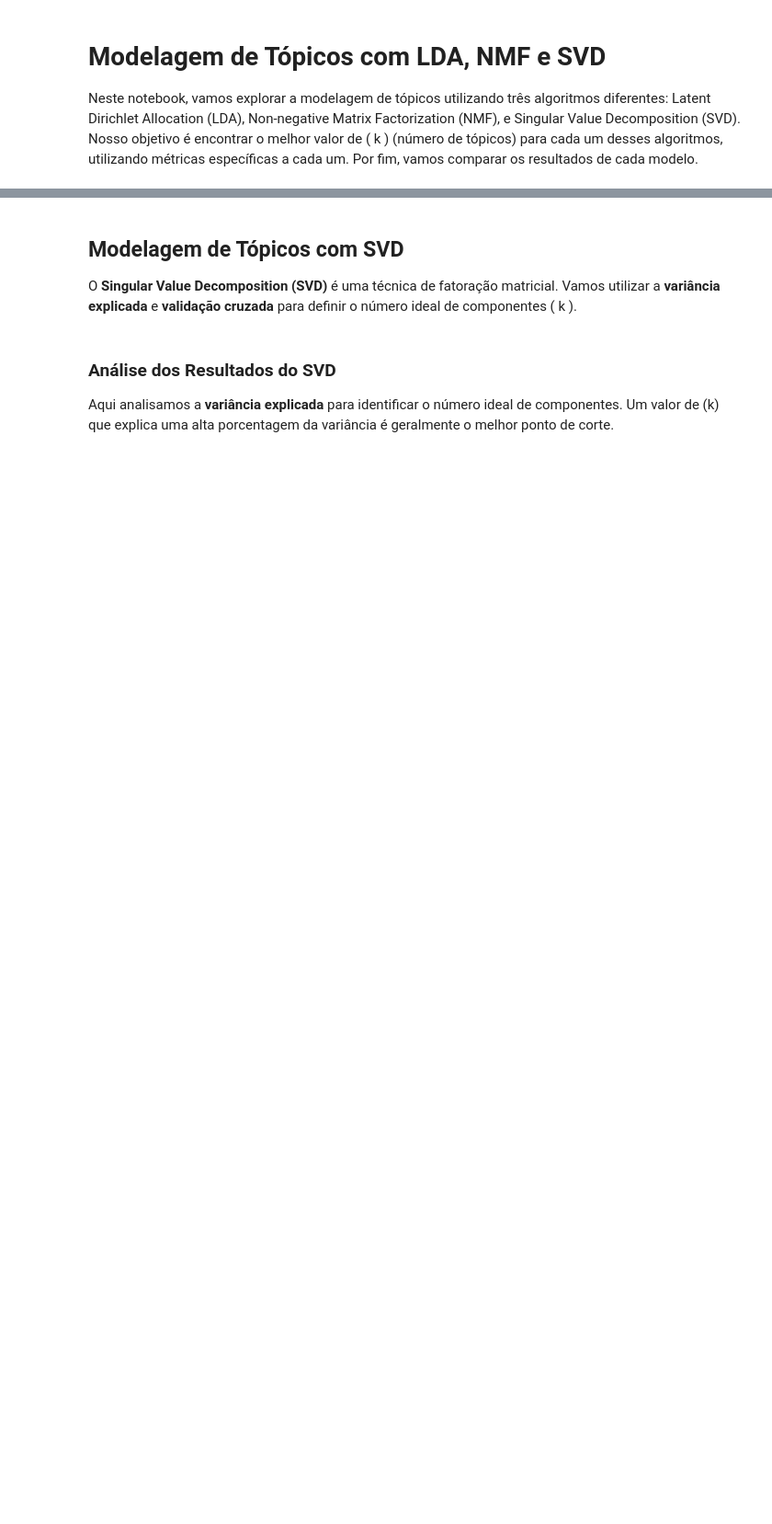
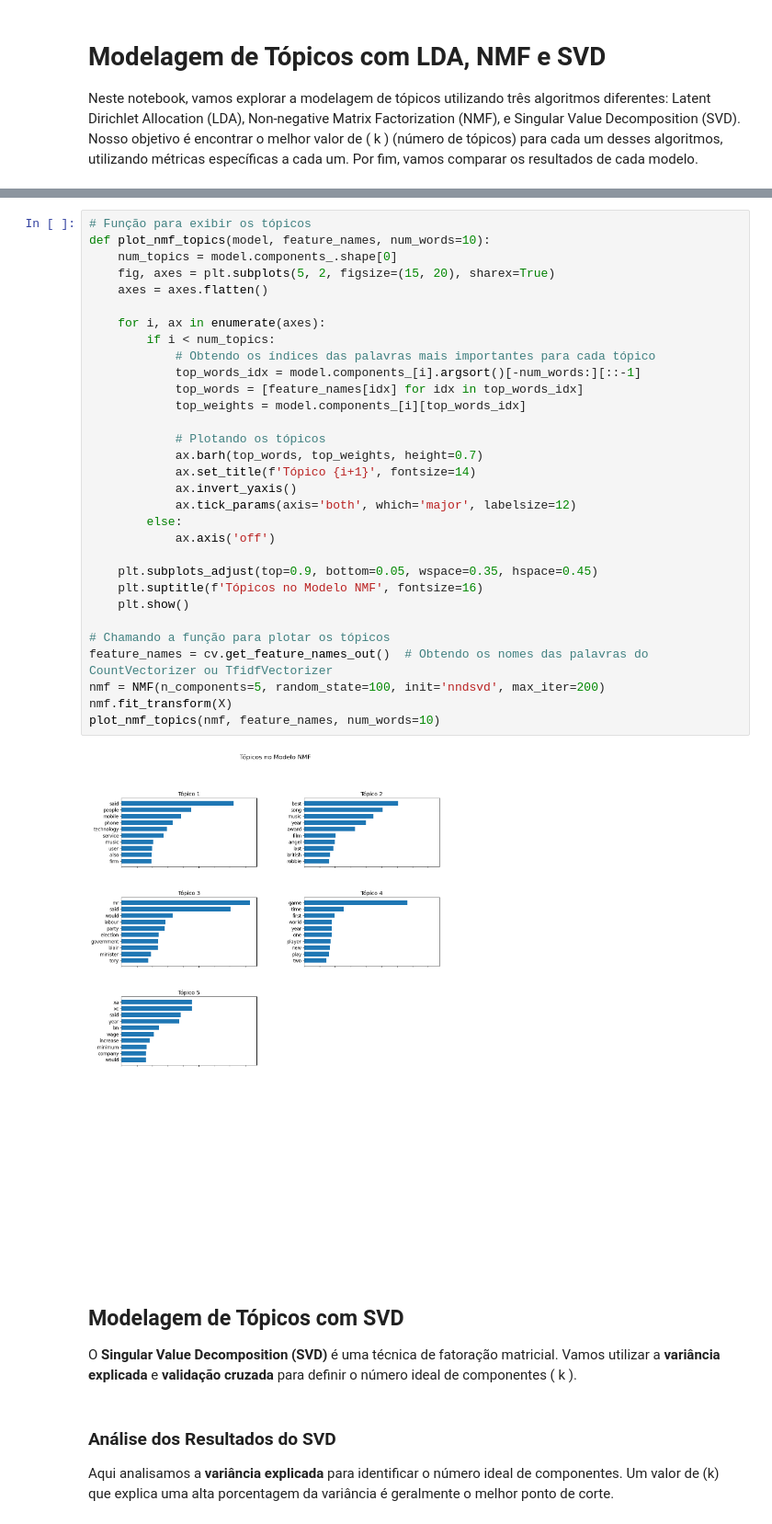
Before and after one commit to ecaf1/NPL_STUDLOG, a Jupyter notebook: Exercise_list/List_2/Topic_Modeling.ipynb, the cells around one changed output, grey strips where cells are left out. Shown at 92% size. Cells and saved outputs as stored; diff of their text form; blank space fills up the shorter version.

```diff
--- a/Exercise_list/List_2/Topic_Modeling.ipynb
+++ b/Exercise_list/List_2/Topic_Modeling.ipynb
@@ -48,3 +213,36 @@ Aqui analisamos o **erro de reconstrução** para encontrar o melhor número de
+# %%
+# Função para exibir os tópicos
+def plot_nmf_topics(model, feature_names, num_words=10):
+    num_topics = model.components_.shape[0]
+    fig, axes = plt.subplots(5, 2, figsize=(15, 20), sharex=True)
+    axes = axes.flatten()
+
+    for i, ax in enumerate(axes):
+        if i < num_topics:
+            # Obtendo os índices das palavras mais importantes para cada tópico
+            top_words_idx = model.components_[i].argsort()[-num_words:][::-1]
+            top_words = [feature_names[idx] for idx in top_words_idx]
+            top_weights = model.components_[i][top_words_idx]
+
+            # Plotando os tópicos
+            ax.barh(top_words, top_weights, height=0.7)
+            ax.set_title(f'Tópico {i+1}', fontsize=14)
+            ax.invert_yaxis()
+            ax.tick_params(axis='both', which='major', labelsize=12)
+        else:
+            ax.axis('off')
+
+    plt.subplots_adjust(top=0.9, bottom=0.05, wspace=0.35, hspace=0.45)
+    plt.suptitle(f'Tópicos no Modelo NMF', fontsize=16)
+    plt.show()
+
+# Chamando a função para plotar os tópicos
+feature_names = cv.get_feature_names_out()  # Obtendo os nomes das palavras do CountVectorizer ou TfidfVectorizer
+nmf = NMF(n_components=5, random_state=100, init='nndsvd', max_iter=200)
+nmf.fit_transform(X)
+plot_nmf_topics(nmf, feature_names, num_words=10)
+# %% [output]
+[figure, added]
 # %% [markdown]
 ## Modelagem de Tópicos com SVD
 O **Singular Value Decomposition (SVD)** é uma técnica de fatoração matricial. Vamos utilizar a **variância explicada** e **validação cruzada** para definir o número ideal de componentes \( k \).
```
Also changed, not shown: parts of 16 cells of this notebook.
